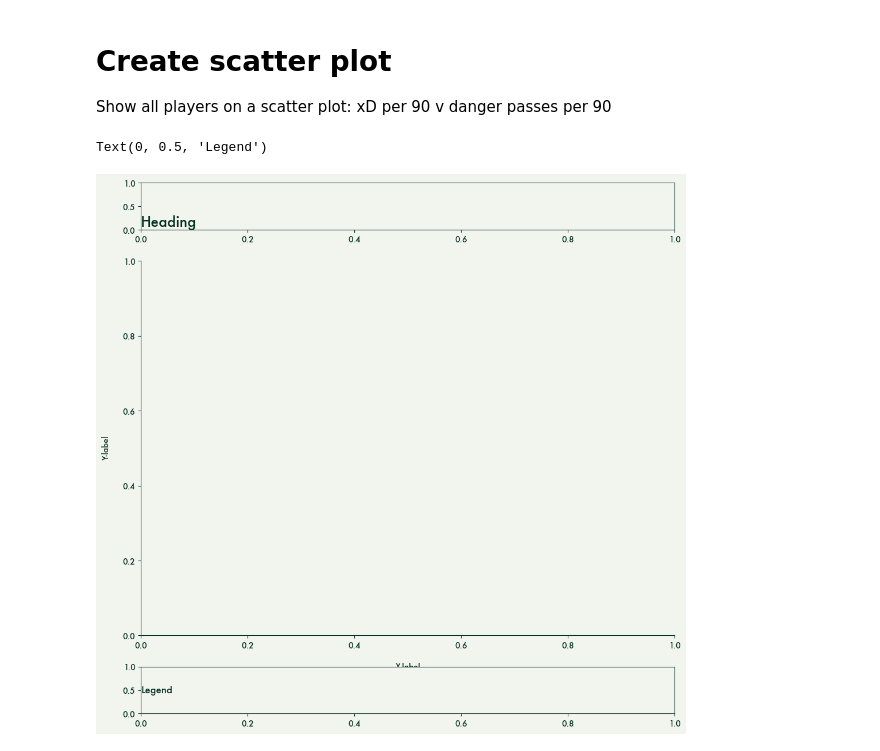
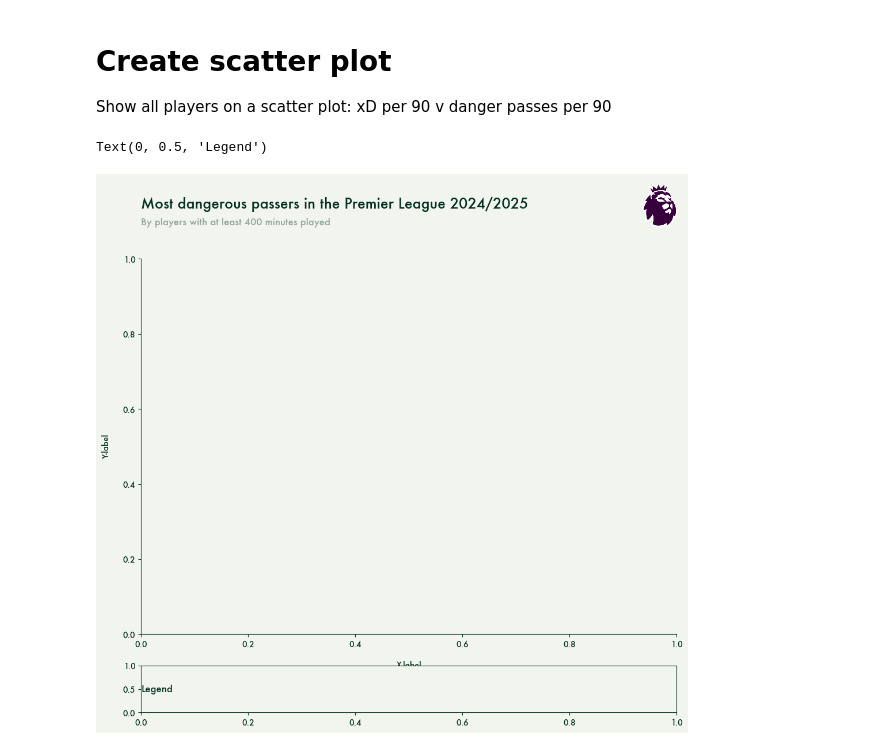
Before and after one commit to MarijnSt/soccermatics-project-2, a Jupyter notebook: notebooks/viz.ipynb, the cells around one changed output. Drawn from its saved outputs; the diff is of its cells as text; code cells hidden in the pictures.

Commit message:
feat: heading

```diff
--- a/notebooks/viz.ipynb
+++ b/notebooks/viz.ipynb
@@ -28,36 +30,59 @@ gs = fig.add_gridspec(3, 1, height_ratios=[0.1, 0.8, 0.1])      # 3 rows, 1 colu
 
 # Init axis
 heading_ax = fig.add_subplot(gs[0])
 main_ax = fig.add_subplot(gs[1])
 legend_ax = fig.add_subplot(gs[2])
 
 # Hide axis
-# heading_ax.axis('off')
+heading_ax.axis('off')
 # legend_ax.axis('off')
 
 # Hide spines
 main_ax.spines['top'].set_visible(False)
 main_ax.spines['right'].set_visible(False)
 
+# Title
+heading_ax.text(
+    0, 0.5,
+    'Most dangerous passers in the Premier League 2024/2025',
+    fontsize=style_config['sizes']['h1'],
+    ha='left',
+    va='center'
+)
+
+# Subtitle
 heading_ax.text(
     0, 0,
-    'Heading',
-    fontweight='bold',
-    fontsize=style_config['sizes']['h1'],
+    'By players with at least 400 minutes played',
+    fontsize=style_config['sizes']['p'],
     ha='left',
-    va='bottom'
+    va='bottom',
+    alpha=style_config['alpha']
 )
+
+# PL logo
+logo_path = '../assets/pl-logo.png'
+logo = mpimg.imread(logo_path)
+imagebox = OffsetImage(logo, zoom=0.25)
+ab = AnnotationBbox(
+    imagebox,
+    (1, 0),                     # location of annotation box
+    xycoords='axes fraction',   # use axes fraction coordinates: relative to axes and percentage of axes for position
+    box_alignment=(1, 0),       # alignment of the annotation box: (1, 0) means right-aligned and bottom-aligned
+    frameon=False               # don't show the frame of the annotation box
+)
+heading_ax.add_artist(ab)
 
 main_ax.set_xlabel('X-label', labelpad=15)
 main_ax.set_ylabel('Y-label', labelpad=15)
 
 legend_ax.text(
     0, 0.5,
     'Legend',
     fontsize=style_config['sizes']['p'],
     ha='left',
     va='center'
 )
 # %% [output]
 Text(0, 0.5, 'Legend')
-[figure, old version]
+[figure, new version]
```
Also changed, not shown: parts of 1 cell of this notebook.
